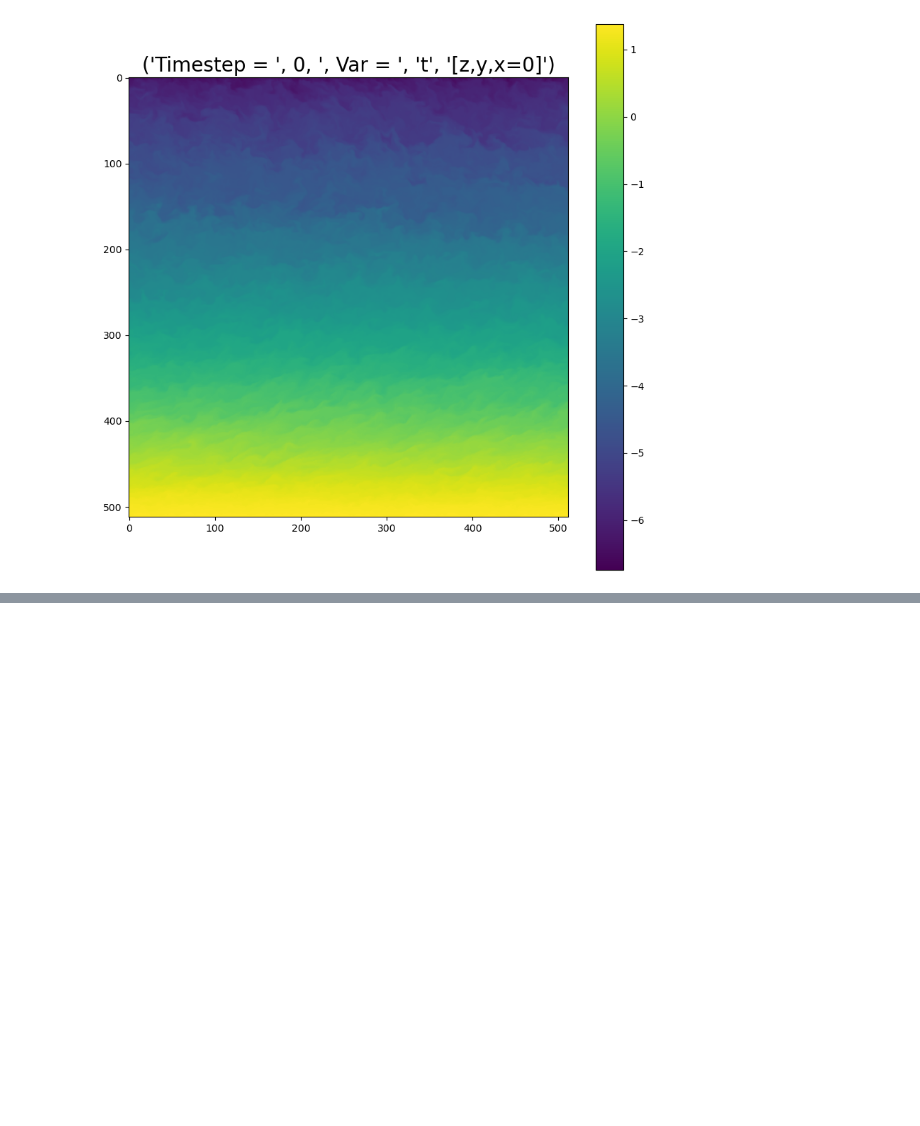
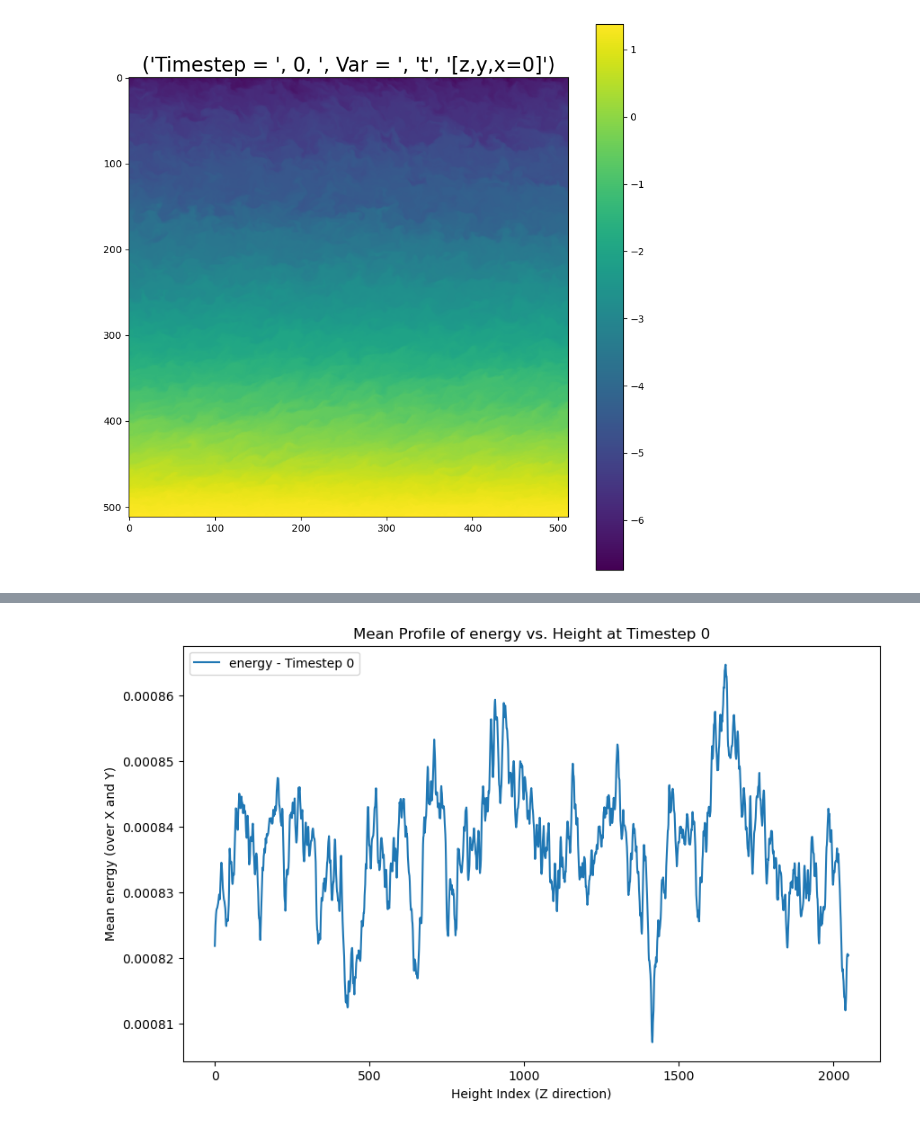
Before and after one commit to ariellubonja/visualize-turbulence-data, a Jupyter notebook: visualize_slices.ipynb, the cells around one changed output, grey strips where cells are left out. Cells and saved outputs as stored; diff of their text form; code cells hidden in the pictures; blank space fills up the shorter version.

```diff
--- a/visualize_slices.ipynb
+++ b/visualize_slices.ipynb
@@ -288,0 +289,92 @@ plt.colorbar()
+# %%
+import zarr
+import dask.array as da
+import matplotlib.pyplot as plt
+
+# Assuming 'ds' is your zarr group already loaded
+# ds = zarr.open_group('path_to_your_zarr_group', mode='r')  # You already have this
+
+# Access the variables directly from 'ds'
+energy_zarr = ds['energy']
+pressure_zarr = ds['pressure']
+temperature_zarr = ds['temperature']
+velocity_zarr = ds['velocity']  # Shape: (20, 2048, 2048, 2048, 3)
+
+# Wrap the Zarr arrays with Dask arrays
+energy = da.from_array(energy_zarr)
+pressure = da.from_array(pressure_zarr)
+temperature = da.from_array(temperature_zarr)
+velocity = da.from_array(velocity_zarr)
+
+# Define axes indices (assuming dimensions are ordered as time, x, y, z, variables/components)
+time_axis = 0
+x_axis = 1
+y_axis = 2
+z_axis = 3
+variable_axis = 4  # For scalar variables (size 1) and vector components (size 3)
+
+# List of scalar variables and their Dask arrays
+scalar_vars = {
+    'energy': energy,
+    'pressure': pressure,
+    'temperature': temperature
+}
+
+## Handle Scalar Variables ##
+for var_name, var_data in scalar_vars.items():
+    # Remove the singleton dimension (variable_axis)
+    var_data = var_data[..., 0]  # Slicing to remove the last dimension
+
+    # Compute mean over X and Y (axes 1 and 2)
+    mean_profile = var_data.mean(axis=(x_axis, y_axis))
+
+    # Loop over timesteps
+    for t in range(mean_profile.shape[time_axis]):
+        # Extract mean profile for timestep t
+        mean_profile_t = mean_profile[t, :]
+
+        # Compute the mean profile (trigger computation)
+        mean_profile_t_values = mean_profile_t.compute()
+
+        # Plotting
+        plt.figure(figsize=(10, 6))
+        plt.plot(range(mean_profile_t_values.shape[0]), mean_profile_t_values, label=f"{var_name} - Timestep {t}")
+        plt.xlabel("Height Index (Z direction)")
+        plt.ylabel(f"Mean {var_name} (over X and Y)")
+        plt.title(f"Mean Profile of {var_name} vs. Height at Timestep {t}")
+        plt.legend()
+        plt.show()
+
+## Handle Velocity Components ##
+velocity_components = ['u', 'v', 'w']
+
+# Loop over components
+for idx, comp_name in enumerate(velocity_components):
+    # Extract the component data
+    component_data = velocity[..., idx]
+
+    # Compute mean over X and Y
+    mean_profile = component_data.mean(axis=(x_axis, y_axis))
+
+    # Loop over timesteps
+    # for t in range(mean_profile.shape[time_axis]):
+
+    # Compute only t=0
+    t=0
+    # TODO generalize
+    # Extract mean profile for timestep t
+    mean_profile_t = mean_profile[t, :]
+
+    # Compute the mean profile
+    mean_profile_t_values = mean_profile_t.compute()
+
+    # Plotting
+    plt.figure(figsize=(10, 6))
+    plt.plot(range(mean_profile_t_values.shape[0]), mean_profile_t_values, label=f"Velocity ({comp_name}) - Timestep {t}")
+    plt.xlabel("Height Index (Z direction)")
+    plt.ylabel(f"Mean Velocity ({comp_name}) (over X and Y)")
+    plt.title(f"Mean Profile of Velocity Component '{comp_name}' vs. Height at Timestep {t}")
+    plt.legend()
+    plt.show()
+# %% [output]
+[figure, added]
```
Also changed, not shown: parts of 55 cells of this notebook.
